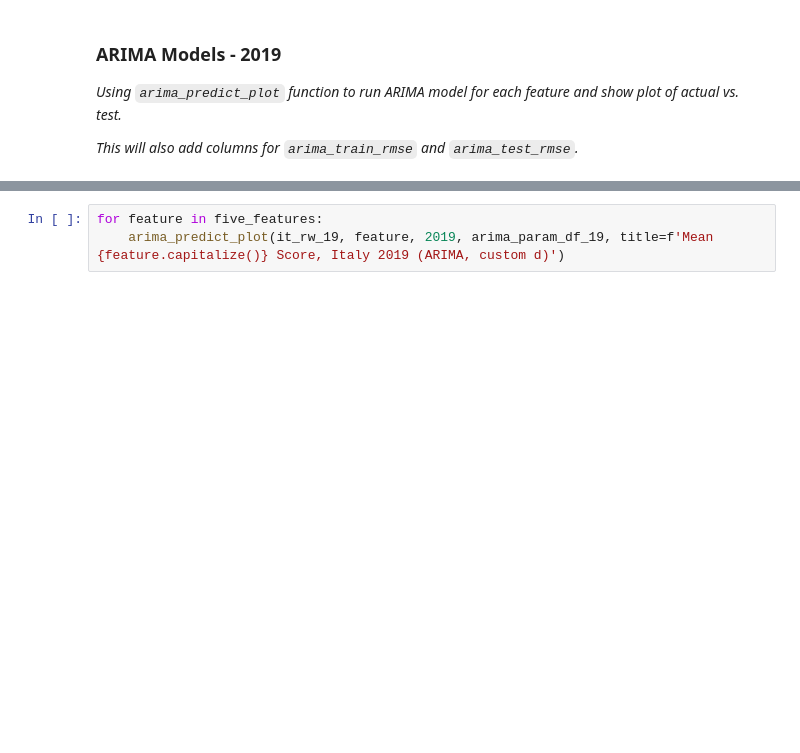
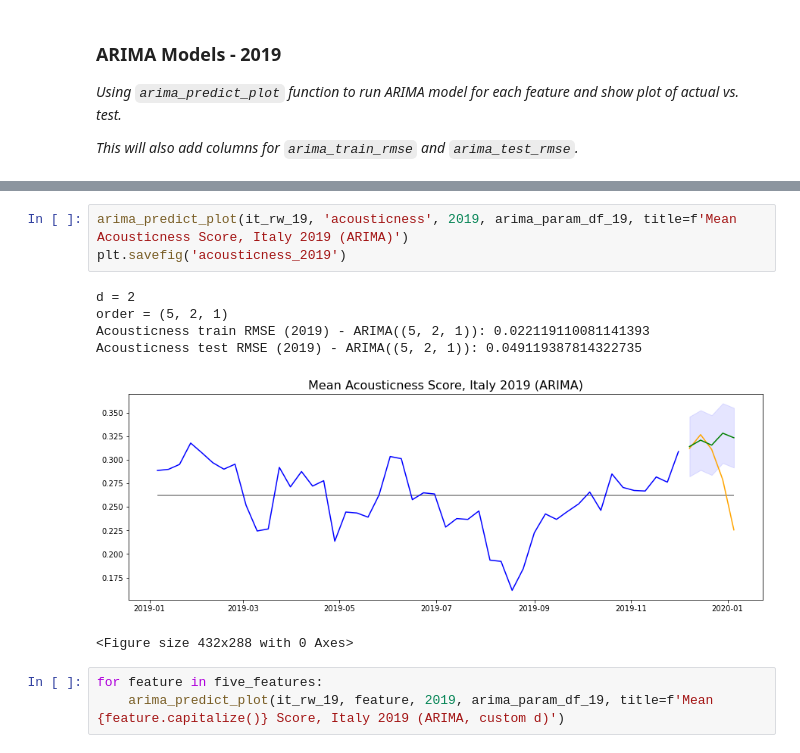
Before and after one commit to EmFib/music_for_the_future, a Jupyter notebook: code/model_benchmarking_2019.ipynb, the cells around one changed output, grey strips where cells are left out. Saved outputs shown, nothing was run; the diff lists cells and outputs as text; blank space fills up the shorter version.

```diff
--- a/code/model_benchmarking_2019.ipynb
+++ b/code/model_benchmarking_2019.ipynb
@@ -526,6 +535,16 @@ it_rw_19.tail(2)
 | date |  |  |  |  |  |  |  |  | ... |
 | 2019-12-29 | 25.5 | 0.666363 | 0.610831 | 6.125714 | -7.189337 | 0.637143 | 0.109331 | 0.278767 | ... |
 | 2020-01-05 | 25.5 | 0.695900 | 0.643483 | 6.314286 | -6.612169 | 0.634286 | 0.127259 | 0.225605 | ... |
+# %%
+arima_predict_plot(it_rw_19, 'acousticness', 2019, arima_param_df_19, title=f'Mean Acousticness Score, Italy 2019 (ARIMA)')
+plt.savefig('acousticness_2019')
+# %% [output]
+d = 2
+order = (5, 2, 1)
+Acousticness train RMSE (2019) - ARIMA((5, 2, 1)): 0.022119110081141393
+Acousticness test RMSE (2019) - ARIMA((5, 2, 1)): 0.049119387814322735
+[figure, added]
+<Figure size 432x288 with 0 Axes>
 # %%
 for feature in five_features:
     arima_predict_plot(it_rw_19, feature, 2019, arima_param_df_19, title=f'Mean {feature.capitalize()} Score, Italy 2019 (ARIMA, custom d)')
```
Also changed, not shown: parts of 4 cells of this notebook, 16 other files.
